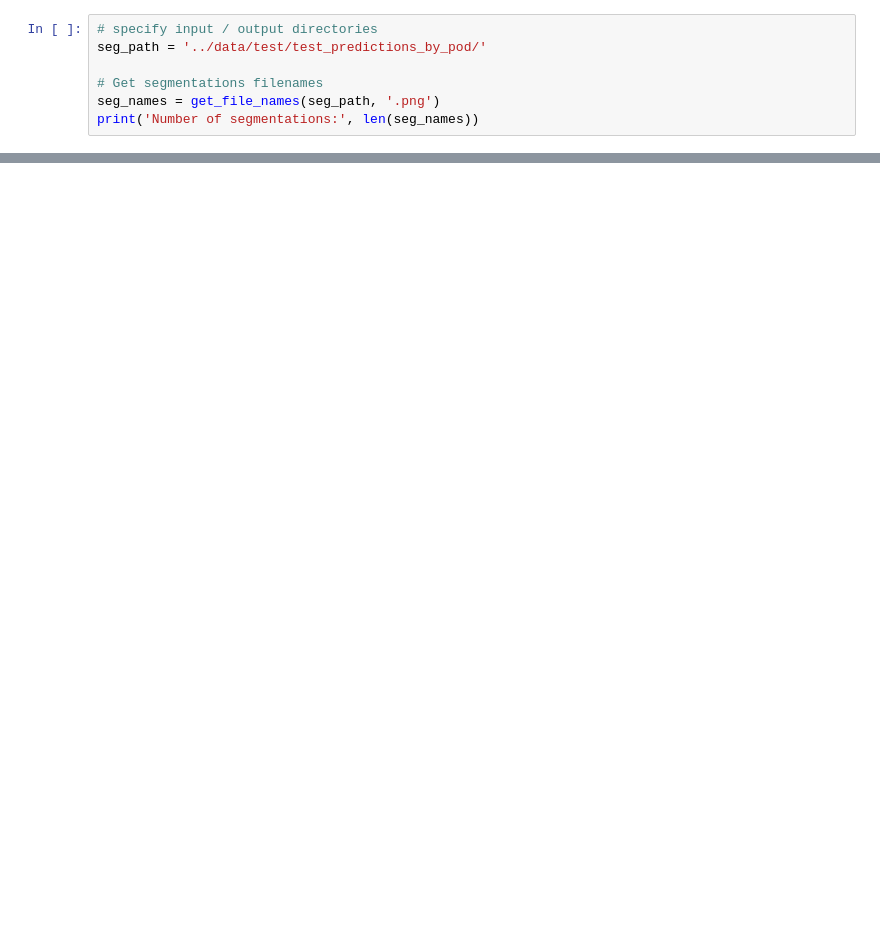
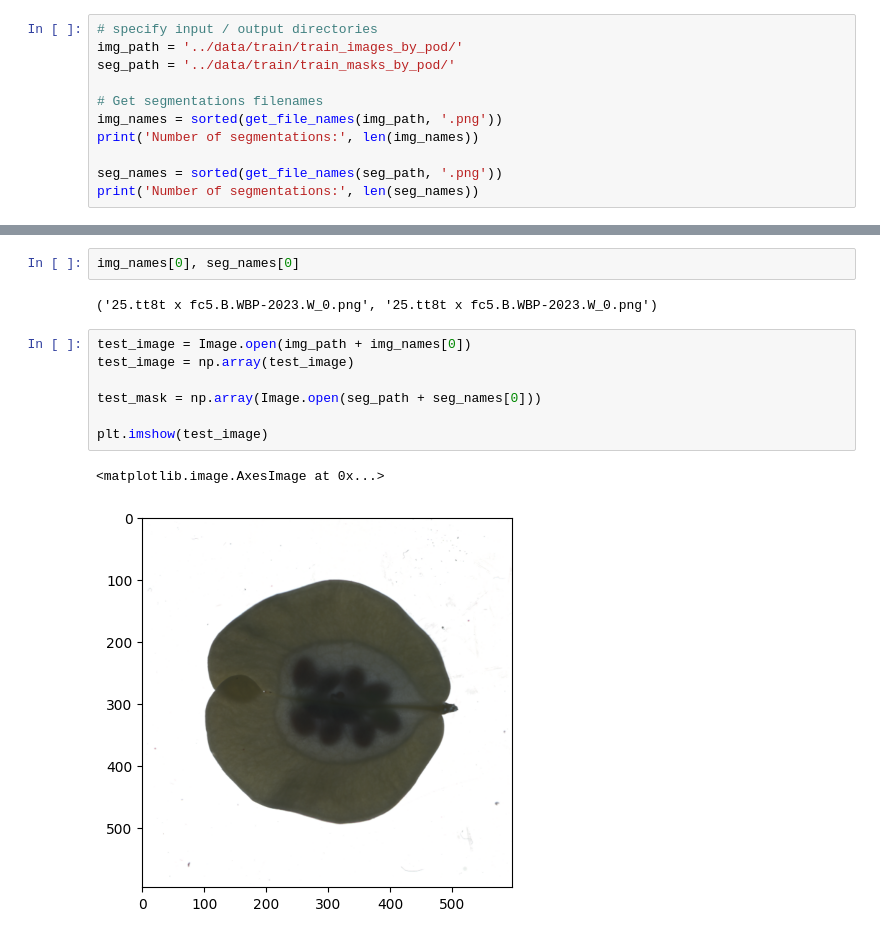
Before and after one commit to pikruse/pennycress-unet, a Jupyter notebook: notebooks/TraitTest.ipynb, the cells around one changed output, grey strips where cells are left out. Saved outputs shown, nothing was run; the diff lists cells and outputs as text; blank space fills up the shorter version.

```diff
--- a/notebooks/TraitTest.ipynb
+++ b/notebooks/TraitTest.ipynb
@@ -18,9 +20,13 @@ sys.path.append('../')
 from utils.GetFileNames import get_file_names
 # %%
 # specify input / output directories
-seg_path = '../data/test/test_predictions_by_pod/'
+img_path = '../data/train/train_images_by_pod/'
+seg_path = '../data/train/train_masks_by_pod/'
 
 # Get segmentations filenames
-seg_names = get_file_names(seg_path, '.png')
+img_names = sorted(get_file_names(img_path, '.png'))
+print('Number of segmentations:', len(img_names))
+
+seg_names = sorted(get_file_names(seg_path, '.png'))
 print('Number of segmentations:', len(seg_names))
 # %% [output]
@@ -171,0 +35,14 @@ features_df
+# %%
+img_names[0], seg_names[0]
+# %% [output]
+('25.tt8t x fc5.B.WBP-2023.W_0.png', '25.tt8t x fc5.B.WBP-2023.W_0.png')
+# %%
+test_image = Image.open(img_path + img_names[0])
+test_image = np.array(test_image)
+
+test_mask = np.array(Image.open(seg_path + seg_names[0]))
+
+plt.imshow(test_image)
+# %% [output]
+<matplotlib.image.AxesImage at 0x...>
+[figure, added]
```
Also changed, not shown: parts of 14 cells of this notebook, 4 other files.
